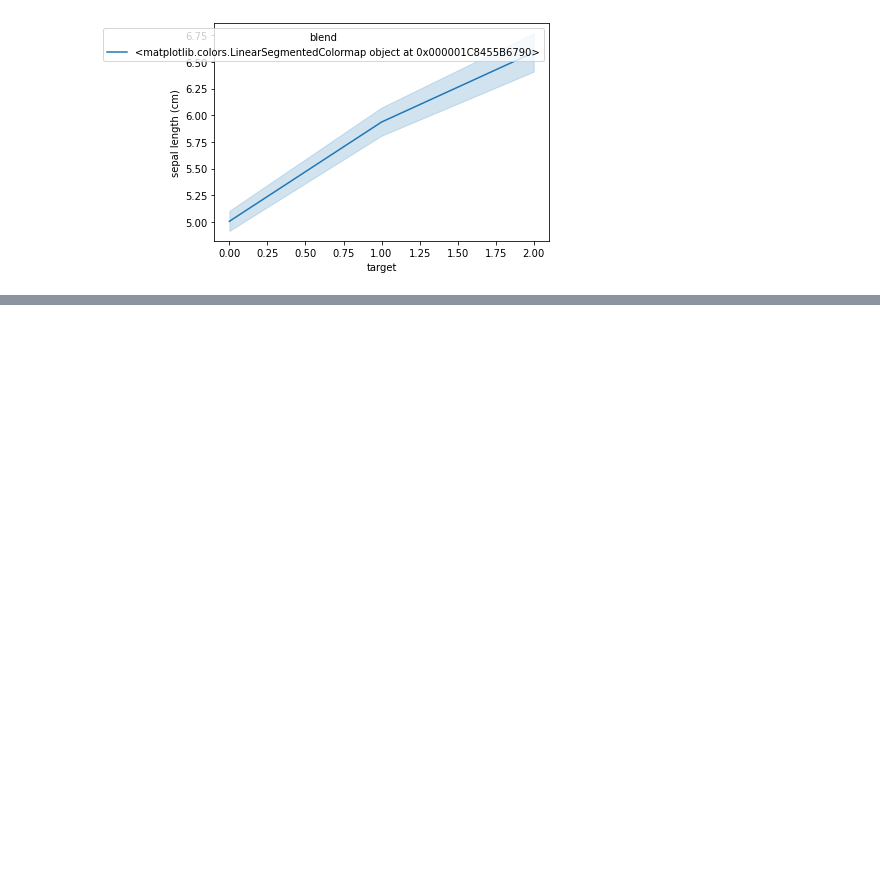
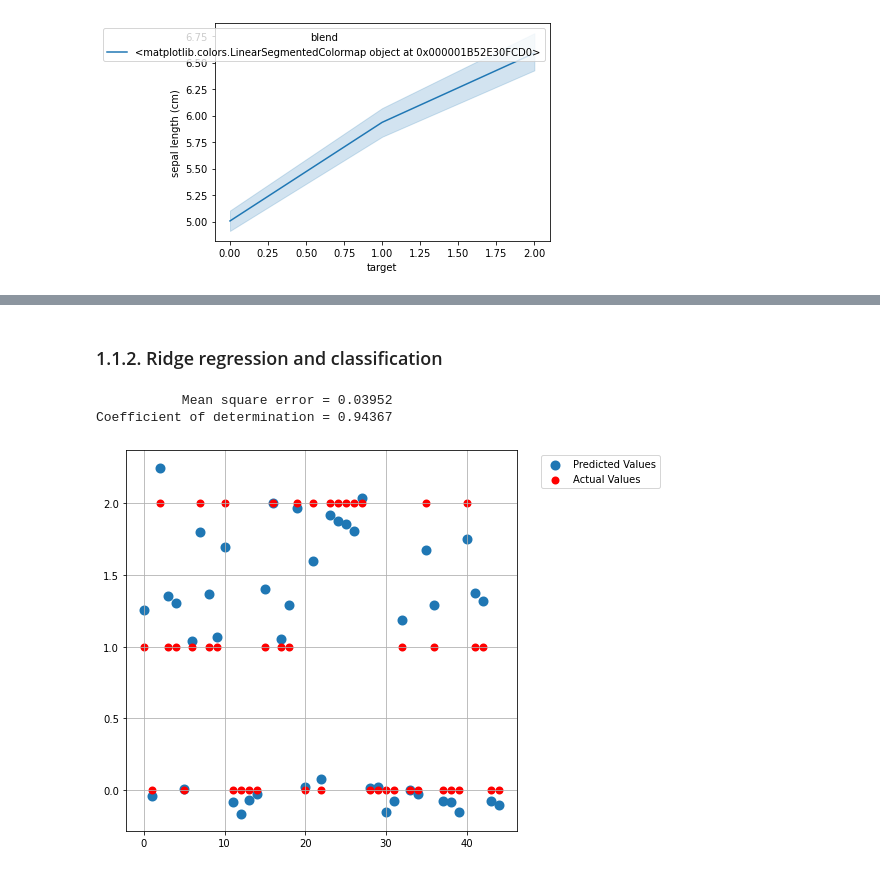
Before and after one commit to solothinker/ML-DL-Xperiments, a Jupyter notebook: Iris-Xperiments/Iris_Data.ipynb, the cells around one changed output, grey strips where cells are left out. Drawn from its saved outputs; the diff is of its cells as text; code cells hidden in the pictures; blank space fills up the shorter version.

```diff
--- a/Iris-Xperiments/Iris_Data.ipynb
+++ b/Iris-Xperiments/Iris_Data.ipynb
@@ -218,0 +318,9 @@ sns.lineplot(x=df.columns[-1], y=df.columns[0],
+# %% [markdown]
+### 1.1.2. Ridge regression and classification
+# %%
+model = linear_model.Ridge(alpha=0.5)
+scoreData(model)
+# %% [output]
+           Mean square error = 0.03952
+Coefficient of determination = 0.94367
+[figure, added]
```
Also changed, not shown: parts of 34 cells of this notebook.
